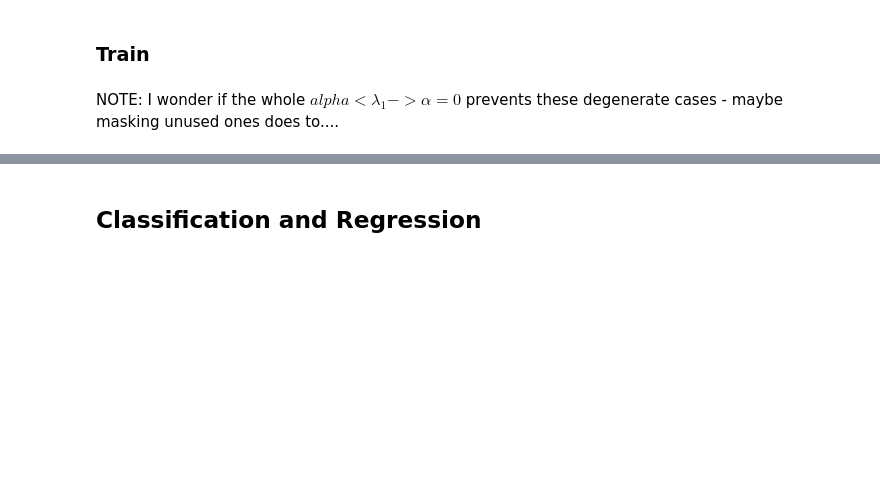
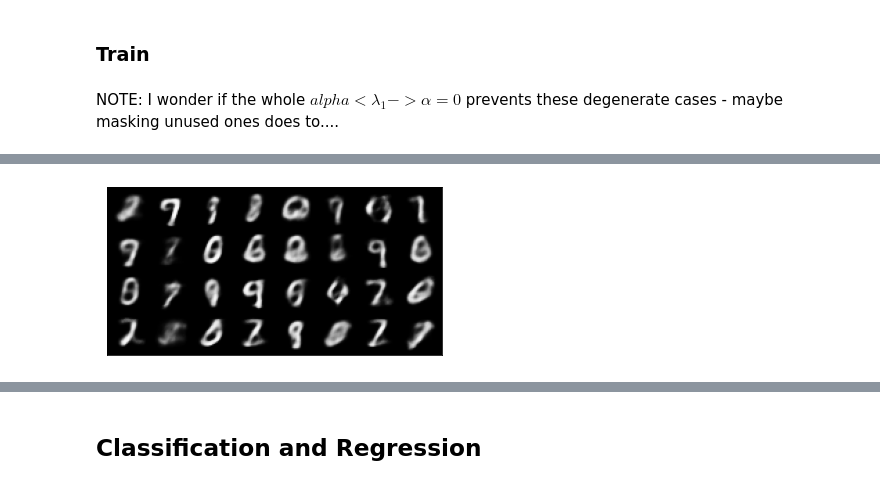
Before and after one commit to oliveradk/cult, a Jupyter notebook: 03a_core.train.ipynb, the cells around one changed output, grey strips where cells are left out. Cells and saved outputs as stored; diff of their text form; code cells hidden in the pictures; blank space fills up the shorter version.

```diff
--- a/03a_core.train.ipynb
+++ b/03a_core.train.ipynb
@@ -487,18 +492,19 @@ device = torch.device('cuda:0' if torch.cuda.is_available() else 'cpu')
 # %% [markdown]
 NOTE: I wonder if the whole $alpha < \lambda_1 -> \alpha=0$ prevents these degenerate cases - maybe masking unused ones does to....
 # %%
+loss_scale=1000
 alpha=1
-beta=1
-tau=2500
+beta=10
+tau=5000
 sample_batch_size = batch_size * 2
 lam=100
-kappa=4
-gamma=10
-lr=6e-4
+kappa=2
+gamma=4
+lr=1e-3
 latents=8
 max_envs = 7
 C=0
-epochs = 10 #30 for movign fashion, 20 for mnist (change to 64x64), 30 for moving mnist
+epochs = 30#30 for movign fashion, 20 for mnist (change to 64x64), 30 for moving mnist
 model_save_steps = 2500 #save model after this many "training steps"? (batchs, ~once every 2.5 epochs
 exp_name = 'gen_replay_small'
 steps_per_save = 2500
@@ -560,0 +591,4 @@ for epoch in range(mnist_epochs):
+# %%
+show_batch(samples[0:32])
+# %% [output]
+[figure, added]
```
Also changed, not shown: parts of 33 cells of this notebook, 3 other files.
